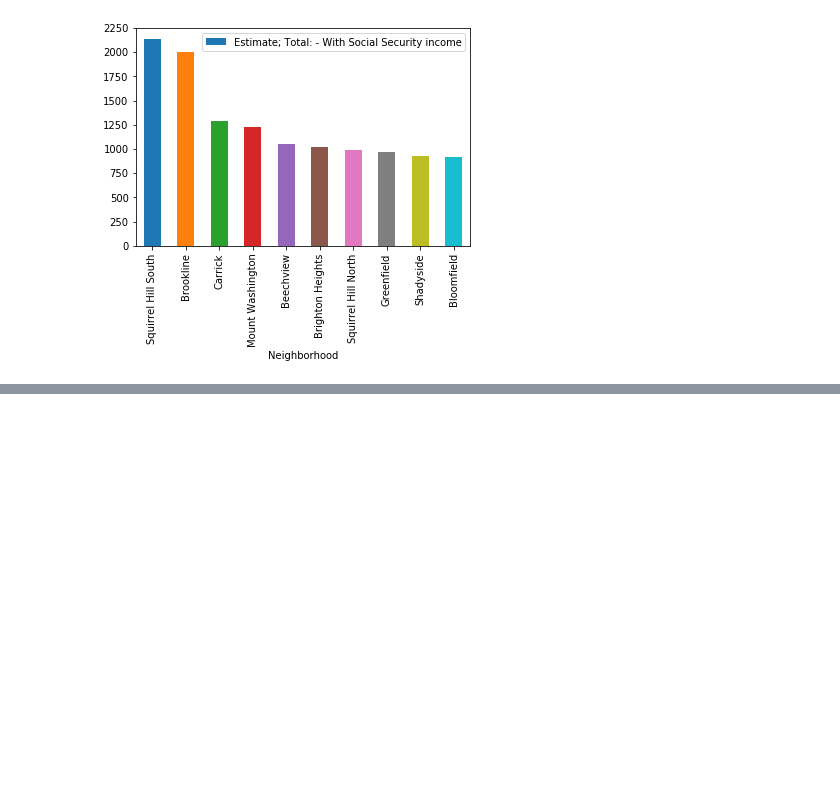
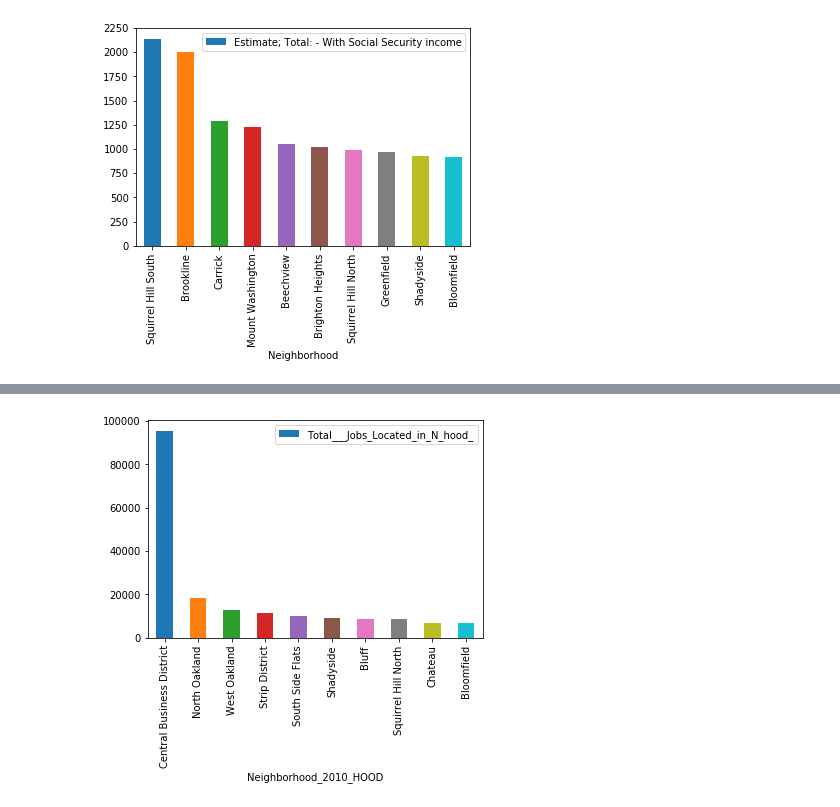
Before and after one commit to tylerjglass/Final-Project, a Jupyter notebook: medium income (1).ipynb, the cells around one changed output, grey strips where cells are left out. Saved outputs shown, nothing was run; the diff lists cells and outputs as text; code cells hidden in the pictures; blank space fills up the shorter version.

```diff
--- a/medium income (1).ipynb
+++ b/medium income (1).ipynb
@@ -17,0 +82,3 @@ plt.show()
+# %%
+jobs = big_data[['Neighborhood_2010_HOOD','Total___Jobs_Located_in_N_hood_']]
+income.head()
@@ -17,0 +92,3 @@ plt.show()
+# %%
+jobs = jobs.sort_values('Total___Jobs_Located_in_N_hood_', ascending = False).head(10)
+jobs
@@ -17,0 +107,5 @@ plt.show()
+# %%
+jobs.plot(kind='bar',x='Neighborhood_2010_HOOD',y='Total___Jobs_Located_in_N_hood_')
+plt.show()
+# %% [output]
+[figure, added]
```
Also changed, not shown: parts of 7 cells of this notebook.
